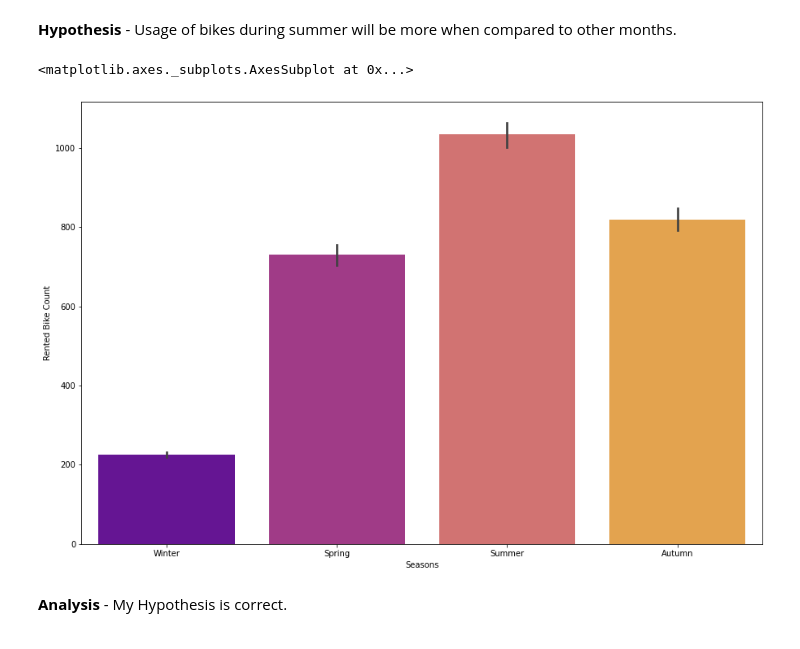
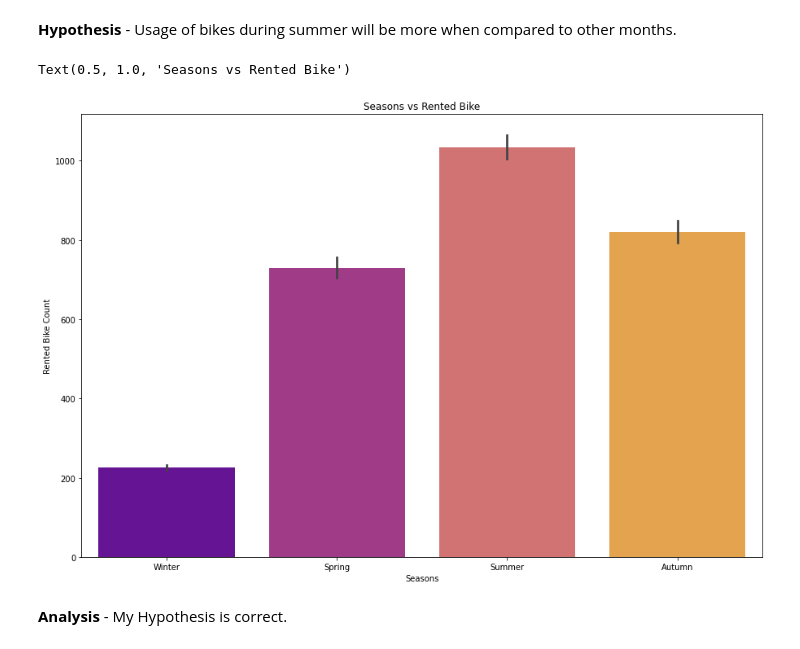
Before and after one commit to Shourya306/Bike-Sharing-Demand-Prediction-Regression, a Jupyter notebook: Bike_Sharing_Demand_Prediction_Capstone_Project.ipynb, the cells around one changed output. Cells and saved outputs as stored; diff of their text form; code cells hidden in the pictures.

```diff
--- a/Bike_Sharing_Demand_Prediction_Capstone_Project.ipynb
+++ b/Bike_Sharing_Demand_Prediction_Capstone_Project.ipynb
@@ -290,6 +295,9 @@ memory usage: 1.1+ MB
 # %%
 # Converting the date column datatype to integer from object.
 dataset['date'] = dataset['date'].astype('int64')
+# %%
+# Converting the datatype of year column into a category from object.
+dataset['year'] = dataset['year'].astype('category')
 # %% [markdown]
 ## Exploratory Data Analysis
 
@@ -336,10 +347,11 @@ sns.stripplot(x = dataset['Snowfall (cm)'], y = dataset['Rented Bike Count'], da
 # %%
 # Plotting a barplot on Seasons vs Rented Bike
 plt.figure(figsize=(15,10))
 sns.barplot(x = dataset['Seasons'], y = dataset['Rented Bike Count'], data = dataset, palette ='plasma')
+plt.title('Seasons vs Rented Bike')
 # %% [output]
-<matplotlib.axes._subplots.AxesSubplot at 0x...>
+Text(0.5, 1.0, 'Seasons vs Rented Bike')
-[figure, old version]
+[figure, new version]
 # %% [markdown]
 **Analysis** - My Hypothesis is correct.
 # %% [markdown]
```
Also changed, not shown: parts of 40 cells of this notebook.
